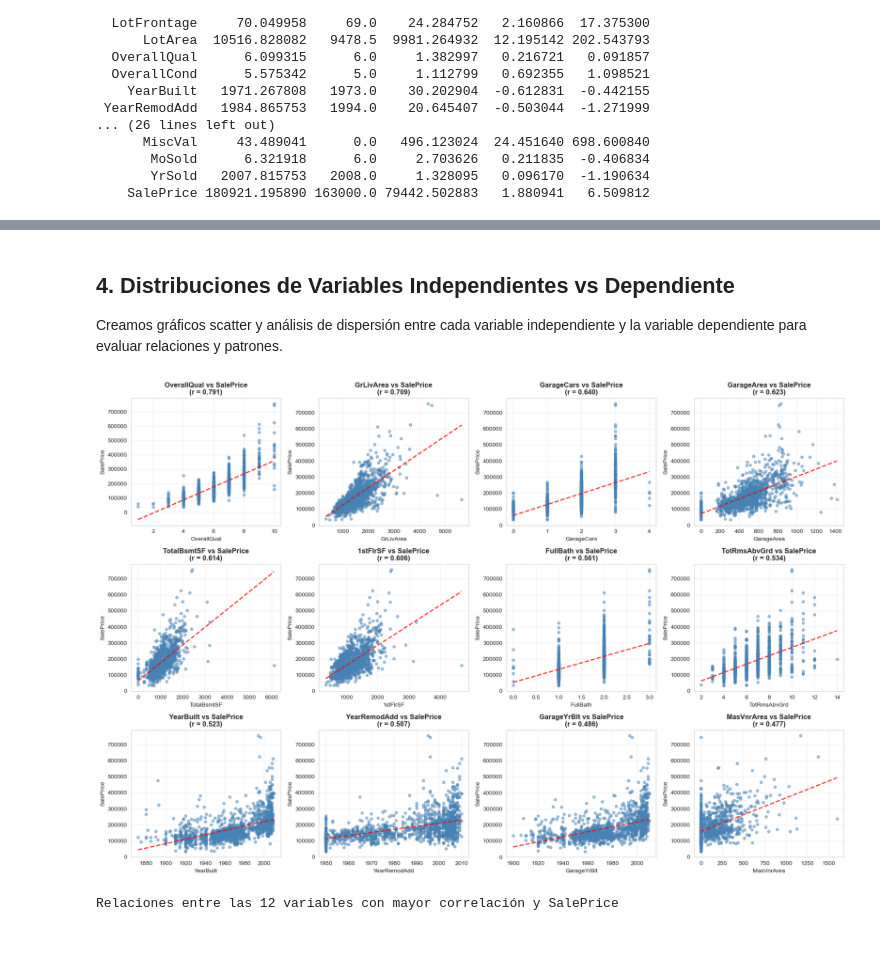
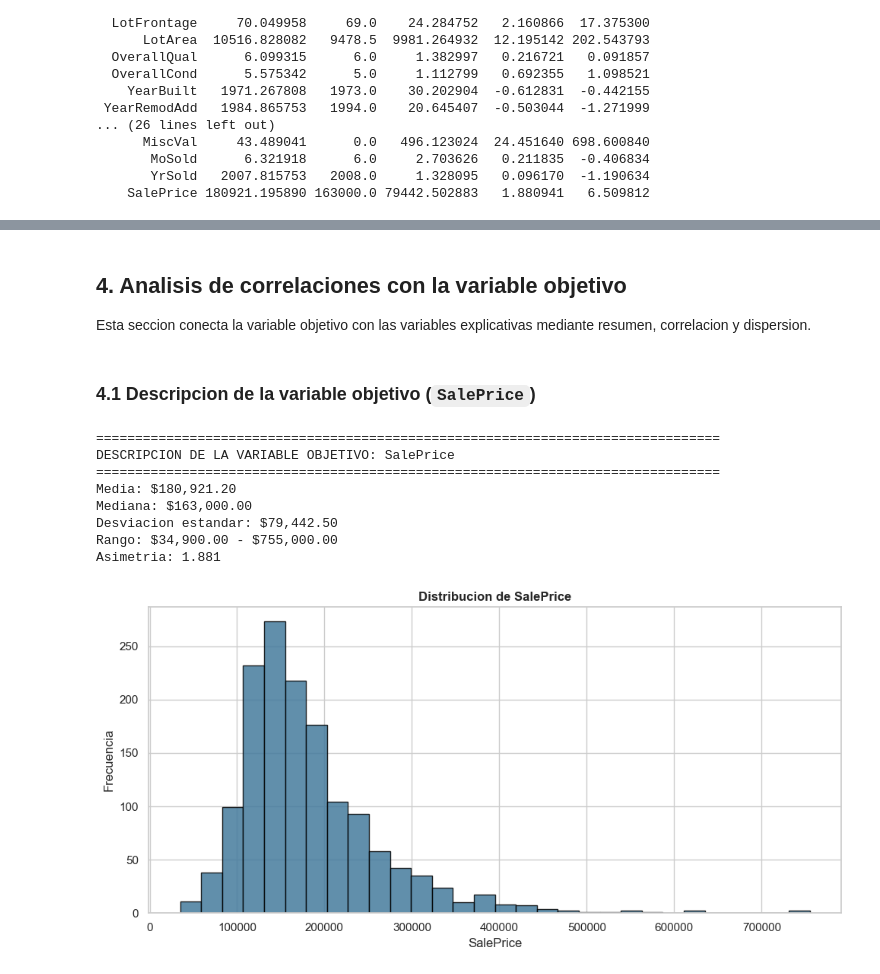
Before and after one commit to kmgomezm/proyecto_estadistica_multivariada, a Jupyter notebook: notebooks/EDA_Previo_PrecioCasas.ipynb, the cells around one changed output, grey strips where cells are left out. Cells and saved outputs as stored; diff of their text form; code cells hidden in the pictures; blank space fills up the shorter version.

```diff
--- a/notebooks/EDA_Previo_PrecioCasas.ipynb
+++ b/notebooks/EDA_Previo_PrecioCasas.ipynb
@@ -9,16 +14,19 @@ Se analizarán distribuciones univariadas, correlaciones bivariadas, relaciones
 # %%
-# Importar librerías necesarias
+# Importar librerias necesarias
+import warnings
+import numpy as np
 import pandas as pd
-import numpy as np
 import matplotlib.pyplot as plt
 import seaborn as sns
+
 from scipy import stats
 from statsmodels.stats.outliers_influence import variance_inflation_factor
-import warnings
-warnings.filterwarnings('ignore')
 
-# Configurar estilo para visualizaciones
-sns.set_style("whitegrid")
-plt.rcParams['figure.figsize'] = (14, 6)
-plt.rcParams['font.size'] = 10
+warnings.filterwarnings("ignore")
+
+# Configuracion visual global del cuaderno
+sns.set_theme(style="whitegrid", context="notebook", palette="crest")
+plt.rcParams["figure.figsize"] = (14, 6)
+plt.rcParams["font.size"] = 10
+pd.set_option("display.max_columns", None)
 # %% [markdown]
@@ -420,33 +452,44 @@ Name: SalePrice, dtype: float64
-# %% [markdown]
-## 4. Distribuciones de Variables Independientes vs Dependiente
-
-Creamos gráficos scatter y análisis de dispersión entre cada variable independiente y la variable dependiente para evaluar relaciones y patrones.
+# %% [markdown]
+## 4. Analisis de correlaciones con la variable objetivo
+
+Esta seccion conecta la variable objetivo con las variables explicativas mediante resumen, correlacion y dispersion.
+# %% [markdown]
+### 4.1 Descripcion de la variable objetivo (`SalePrice`)
 # %%
-# Seleccionar variables con correlación más fuerte con el target
-top_features = correlations_with_target.drop(target).abs().nlargest(12).index.tolist()
+# 4.1 Descripcion de SalePrice
+print("=" * 80)
+print("DESCRIPCION DE LA VARIABLE OBJETIVO: SalePrice")
+print("=" * 80)
 
-# Crear scatter plots
-fig, axes = plt.subplots(3, 4, figsize=(18, 12))
-axes = axes.flatten()
+target_col = "SalePrice"
 
-for idx, feature in enumerate(top_features):
-    axes[idx].scatter(df[feature], df[target], alpha=0.5, s=20, color='steelblue')
-    axes[idx].set_xlabel(feature)
-    axes[idx].set_ylabel(target)
-    axes[idx].set_title(f'{feature} vs {target}\n(r = {correlation_matrix.loc[feature, target]:.3f})', fontweight='bold')
-    axes[idx].grid(True, alpha=0.3)
+mean_price = df[target_col].mean()
+median_price = df[target_col].median()
+std_price = df[target_col].std()
+min_price = df[target_col].min()
+max_price = df[target_col].max()
+skewness = stats.skew(df[target_col].dropna())
 
-    # Agregar línea de tendencia
-    tmp = df[[feature, target]].dropna()
-    z = np.polyfit(tmp[feature], tmp[target], 1)
-    p = np.poly1d(z)
-    x_sorted = np.sort(tmp[feature].values)
-    axes[idx].plot(x_sorted, p(x_sorted), "r--", linewidth=2, alpha=0.8)
+print(f"Media: ${mean_price:,.2f}")
+print(f"Mediana: ${median_price:,.2f}")
+print(f"Desviacion estandar: ${std_price:,.2f}")
+print(f"Rango: ${min_price:,.2f} - ${max_price:,.2f}")
+print(f"Asimetria: {skewness:.3f}")
 
+plt.figure(figsize=(10, 5))
+plt.hist(df[target_col], bins=30, color="#457b9d", edgecolor="black", alpha=0.85)
+plt.title("Distribucion de SalePrice", fontweight="bold")
+plt.xlabel("SalePrice")
+plt.ylabel("Frecuencia")
 plt.tight_layout()
 plt.show()
-
-print(f"Relaciones entre las 12 variables con mayor correlación y {target}")
 # %% [output]
+================================================================================
+DESCRIPCION DE LA VARIABLE OBJETIVO: SalePrice
+================================================================================
+Media: $180,921.20
+Mediana: $163,000.00
+Desviacion estandar: $79,442.50
+Rango: $34,900.00 - $755,000.00
+Asimetria: 1.881
-[figure, old version]
+[figure, new version]
-Relaciones entre las 12 variables con mayor correlación y SalePrice
```
Also changed, not shown: parts of 41 cells of this notebook, 1 other file.
